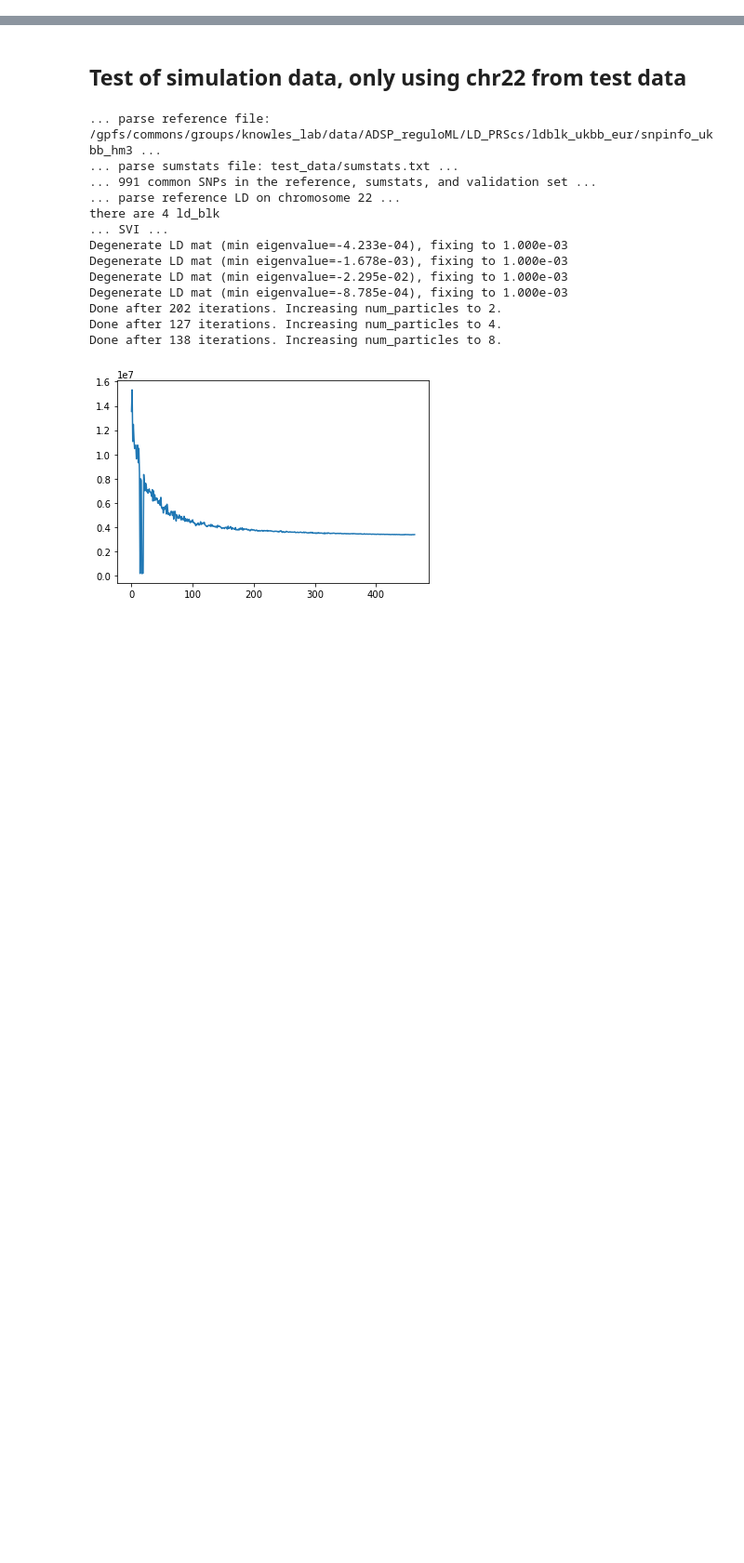
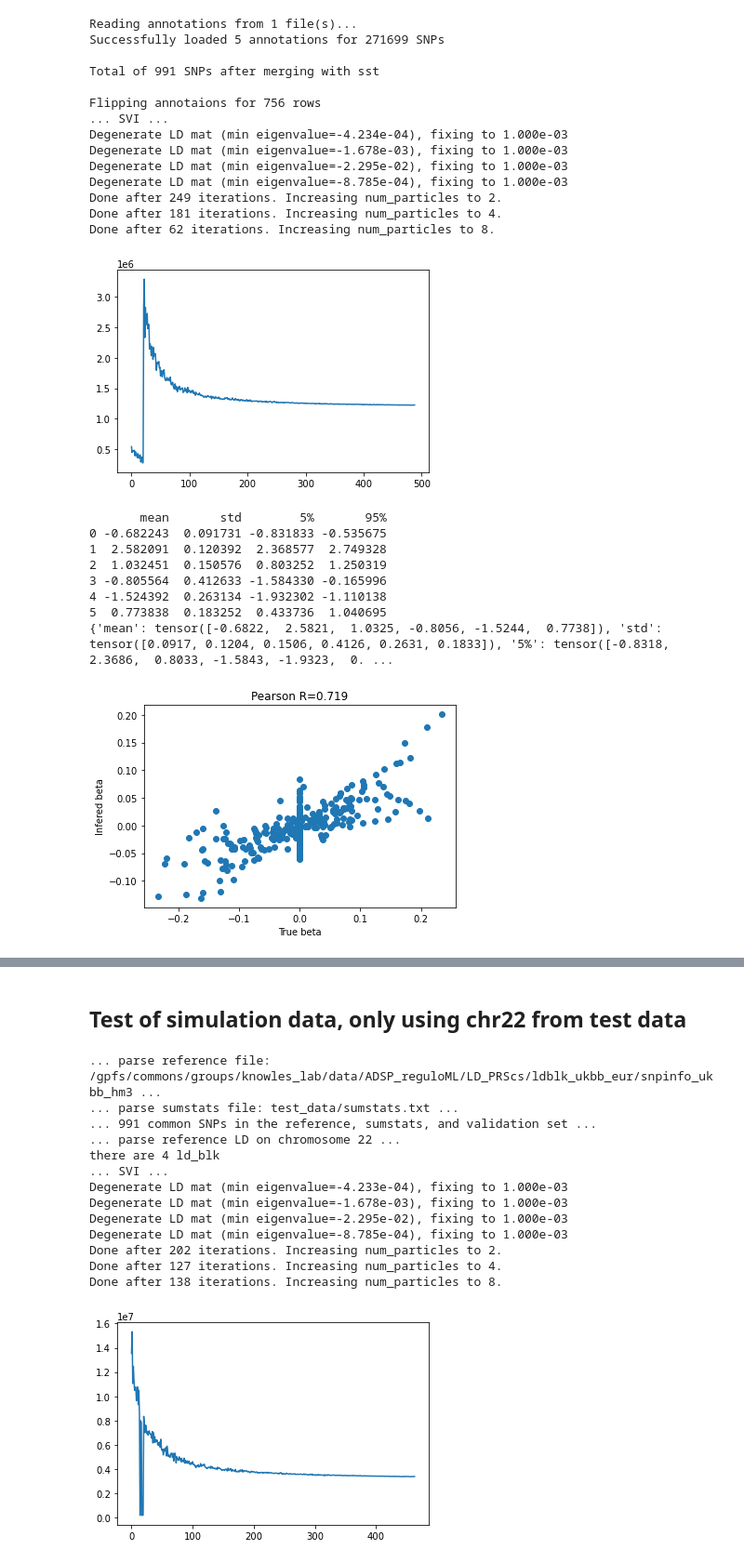
Before and after one commit to davidaknowles/casopr, a Jupyter notebook: simulation.ipynb, the cells around one changed output, grey strips where cells are left out. Shown: that part at 93% size. Cells and saved outputs as stored; diff of their text form; code cells hidden in the pictures; blank space fills up the shorter version.

```diff
--- a/simulation.ipynb
+++ b/simulation.ipynb
@@ -238,22 +263,55 @@ RuntimeError: expected scalar type Double but found Float
 # %%
+importlib.reload(parse_genet)
+beta_true, beta_mrg, annotations = simulate_sumstats(ld_blk, blk_size, param_dict['n_gwas'], p = len(sst_dict),sst_dict = sst_dict, anno_path = bl_anno)
+sst_dict["BETA"] = beta_mrg
+device = torch.device("cuda:0" if torch.cuda.is_available() else "cpu")
+importlib.reload(vi)
+one = torch.tensor(1., device=device)
 
-    losses, beta, phi_est, stats = vi.vi(sst_dict, param_dict['n_gwas'], ld_blk, blk_size, device = device, annotations = annotations, max_iterations = param_dict['n_iter'], max_particles=4, desired_min_eig = 1e-3, min_iterations = 200, stall_window = 30, phi_as_prior = False, lr = 0.03, constrain_sigma = True)
+losses, beta, phi_est, stats = vi.vi(sst_dict, param_dict['n_gwas'], ld_blk, blk_size, device = device, annotations = annotations.float(), max_iterations = param_dict['n_iter'], max_particles=4, desired_min_eig = 1e-3, min_iterations = 200, stall_window = 30, phi_as_prior = False, lr = 0.03, constrain_sigma = True)
 
-    plt.plot(losses); plt.show()
 
-    plt.scatter(beta_true, beta)
-    plt.xlabel("True beta")
-    plt.ylabel("Infered beta")
-    plt.title("Pearson R=%1.3f" % scipy.stats.pearsonr(beta_true,beta)[0] )
+plt.plot(losses); plt.show()
+plt.scatter(beta_true, beta)
+plt.xlabel("True beta")
+plt.ylabel("Infered beta")
+plt.title("Pearson R=%1.3f" % scipy.stats.pearsonr(beta_true,beta)[0] )
 
-    ## check anno
-    anno_df = pd.DataFrame.from_dict(stats["annotation_weights"] )
-    print(anno_df)
-    anno_df.reset_index().plot(x="index", y = 'mean', yerr='std',kind="bar", color='lightskyblue', title = title, ylabel='weight', xlabel='annotation')
-    print(stats["annotation_weights"]) # ideally should show large positive value for second entry, and close to 0 for third (noise)
 
-    # convert standardized beta to per-allele beta
-    if param_dict["beta_std"] == 'False':
-        beta /= np.sqrt(2.0*sst_dict['MAF']*(1.0-sst_dict['MAF']))
 
-    sst_dict["beta_shrunk"] = beta
+## check anno
+anno_df = pd.DataFrame.from_dict(stats["annotation_weights"] )
+print(anno_df)
+anno_df.reset_index().plot(x="index", y = 'mean', yerr='std',kind="bar", color='lightskyblue', title = "test_bl_annotations (remove flipping)", ylabel='weight', xlabel='annotation')
+print(stats["annotation_weights"]) # ideally should show large positive value for second entry, and close to 0 for third (noise)
+
+# convert standardized beta to per-allele beta
+if param_dict["beta_std"] == 'False':
+    beta /= np.sqrt(2.0*sst_dict['MAF']*(1.0-sst_dict['MAF']))
+
+sst_dict["beta_shrunk"] = beta
+# %% [output]
+Reading annotations from 1 file(s)...
+Successfully loaded 5 annotations for 271699 SNPs
+
+Total of 991 SNPs after merging with sst
+
+Flipping annotaions for 756 rows
+... SVI ...
+Degenerate LD mat (min eigenvalue=-4.234e-04), fixing to 1.000e-03
+Degenerate LD mat (min eigenvalue=-1.678e-03), fixing to 1.000e-03
+Degenerate LD mat (min eigenvalue=-2.295e-02), fixing to 1.000e-03
+Degenerate LD mat (min eigenvalue=-8.785e-04), fixing to 1.000e-03
+Done after 249 iterations. Increasing num_particles to 2.
+Done after 181 iterations. Increasing num_particles to 4.
+Done after 62 iterations. Increasing num_particles to 8.
+[figure, added]
+       mean       std        5%       95%
+0 -0.682243  0.091731 -0.831833 -0.535675
+1  2.582091  0.120392  2.368577  2.749328
+2  1.032451  0.150576  0.803252  1.250319
+3 -0.805564  0.412633 -1.584330 -0.165996
+4 -1.524392  0.263134 -1.932302 -1.110138
+5  0.773838  0.183252  0.433736  1.040695
+{'mean': tensor([-0.6822,  2.5821,  1.0325, -0.8056, -1.5244,  0.7738]), 'std': tensor([0.0917, 0.1204, 0.1506, 0.4126, 0.2631, 0.1833]), '5%': tensor([-0.8318,  2.3686,  0.8033, -1.5843, -1.9323,  0. ...
+[figure, added]
```
Also changed, not shown: parts of 14 cells of this notebook, 3 other files.
